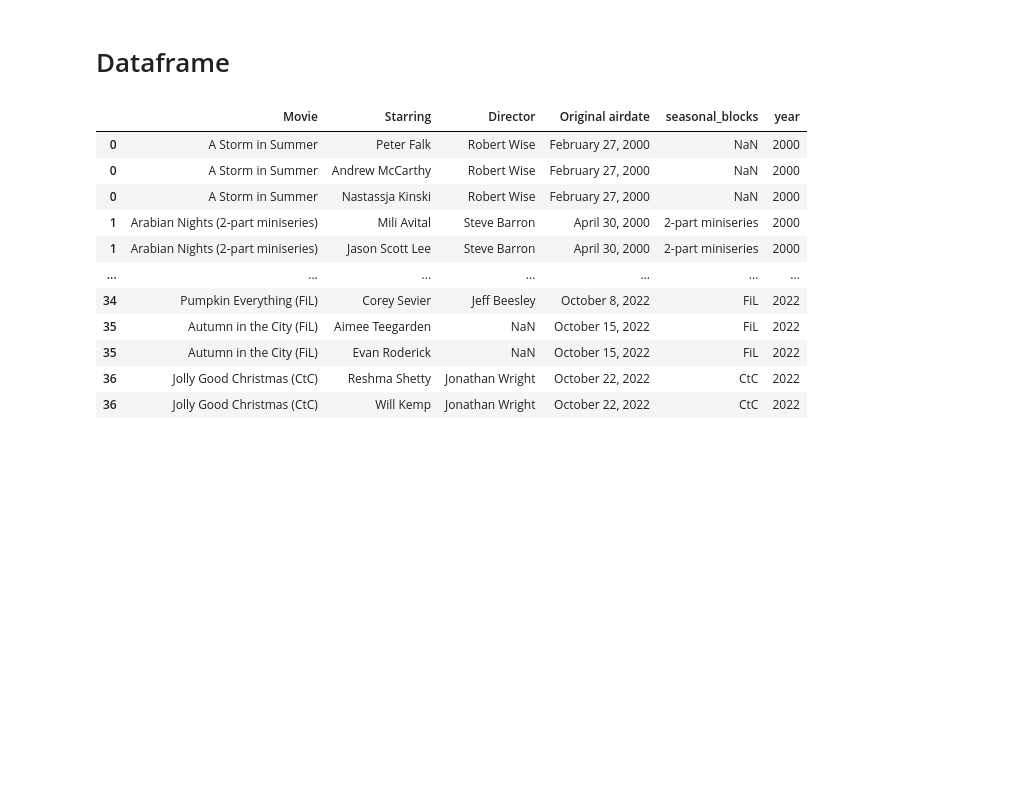
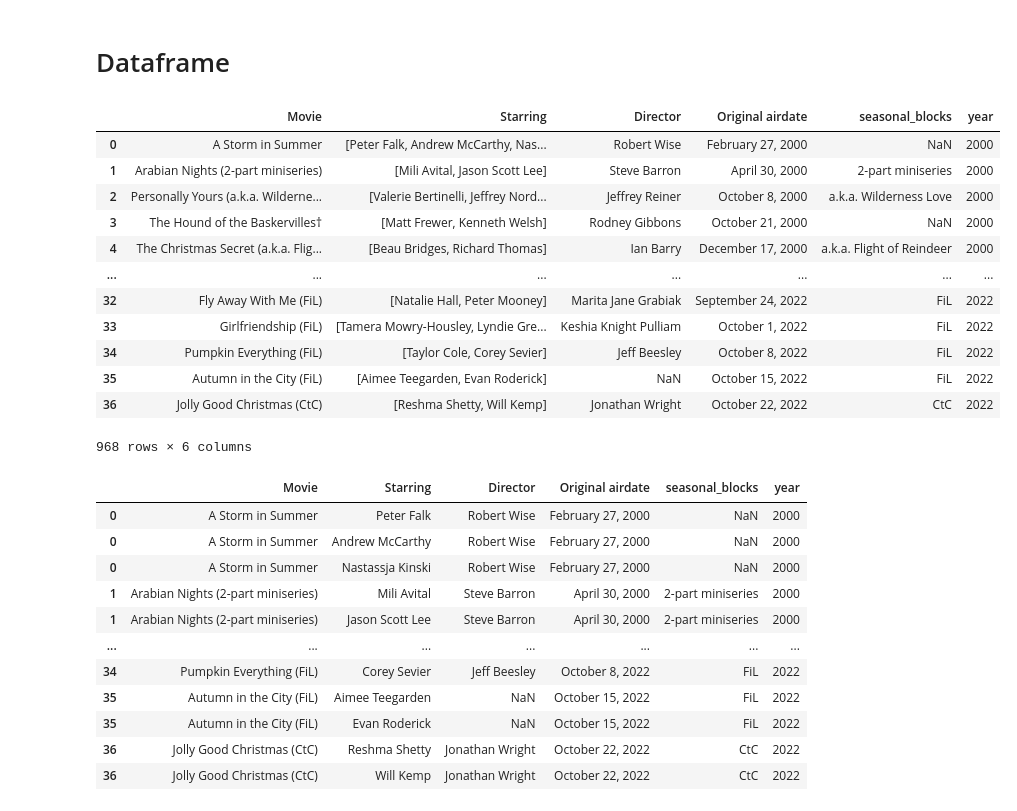
Before and after one commit to aishichandra/Hallmark_Project, a Jupyter notebook: Hallmark Movies.ipynb, the cells around one changed output. Drawn from its saved outputs; the diff is of its cells as text; code cells hidden in the pictures; blank space fills up the shorter version.

```diff
--- a/Hallmark Movies.ipynb
+++ b/Hallmark Movies.ipynb
@@ -117,8 +118,27 @@ actor_df.Starring = actor_df.Starring.str.strip()
 actor_df['year'] = actor_df['Original airdate'].str[-4:]
 # %%
 actor_df['year'] = actor_df['year'].astype(str).astype(int)
+# %%
+df_movies['year'] = df_movies['Original airdate'].str[-4:]
+df_movies['year'] = df_movies['year'].astype(str).astype(int)
 # %% [markdown]
 # Dataframe
+# %%
+df_movies
+# %% [output]
+|  | Movie | Starring | Director | Original airdate | seasonal_blocks | year |
+| 0 | A Storm in Summer | [Peter Falk, Andrew McCarthy, Nas... | Robert Wise | February 27, 2000 | NaN | 2000 |
+| 1 | Arabian Nights (2-part miniseries) | [Mili Avital, Jason Scott Lee] | Steve Barron | April 30, 2000 | 2-part miniseries | 2000 |
+| 2 | Personally Yours (a.k.a. Wilderne... | [Valerie Bertinelli, Jeffrey Nord... | Jeffrey Reiner | October 8, 2000 | a.k.a. Wilderness Love | 2000 |
+| 3 | The Hound of the Baskervilles† | [Matt Frewer, Kenneth Welsh] | Rodney Gibbons | October 21, 2000 | NaN | 2000 |
+| 4 | The Christmas Secret (a.k.a. Flig... | [Beau Bridges, Richard Thomas] | Ian Barry | December 17, 2000 | a.k.a. Flight of Reindeer | 2000 |
+| ... | ... | ... | ... | ... | ... | ... |
+| 32 | Fly Away With Me (FiL) | [Natalie Hall, Peter Mooney] | Marita Jane Grabiak | September 24, 2022 | FiL | 2022 |
+| 33 | Girlfriendship (FiL) | [Tamera Mowry-Housley, Lyndie Gre... | Keshia Knight Pulliam | October 1, 2022 | FiL | 2022 |
+| 34 | Pumpkin Everything (FiL) | [Taylor Cole, Corey Sevier] | Jeff Beesley | October 8, 2022 | FiL | 2022 |
+| 35 | Autumn in the City (FiL) | [Aimee Teegarden, Evan Roderick] | NaN | October 15, 2022 | FiL | 2022 |
+| 36 | Jolly Good Christmas (CtC) | [Reshma Shetty, Will Kemp] | Jonathan Wright | October 22, 2022 | CtC | 2022 |
+968 rows × 6 columns
 # %%
 actor_df
 # %% [output]
```
Also changed, not shown: parts of 3 cells of this notebook, 1 other file.
